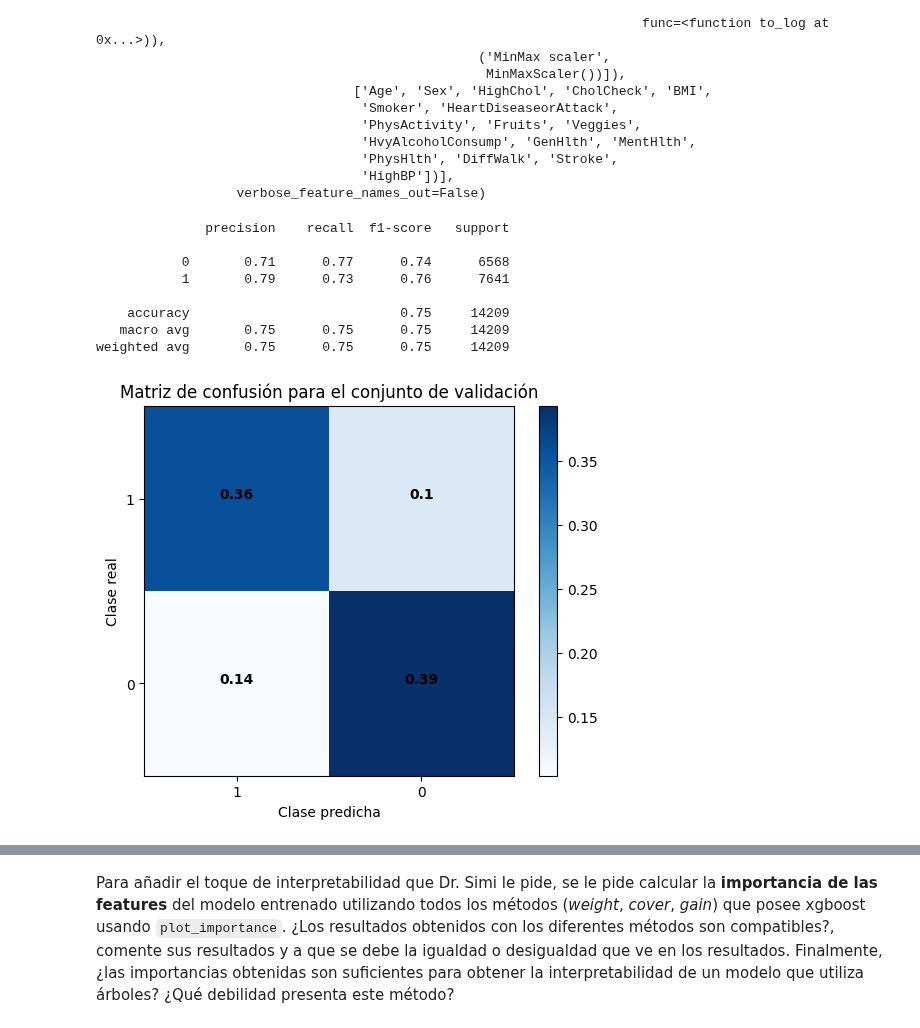
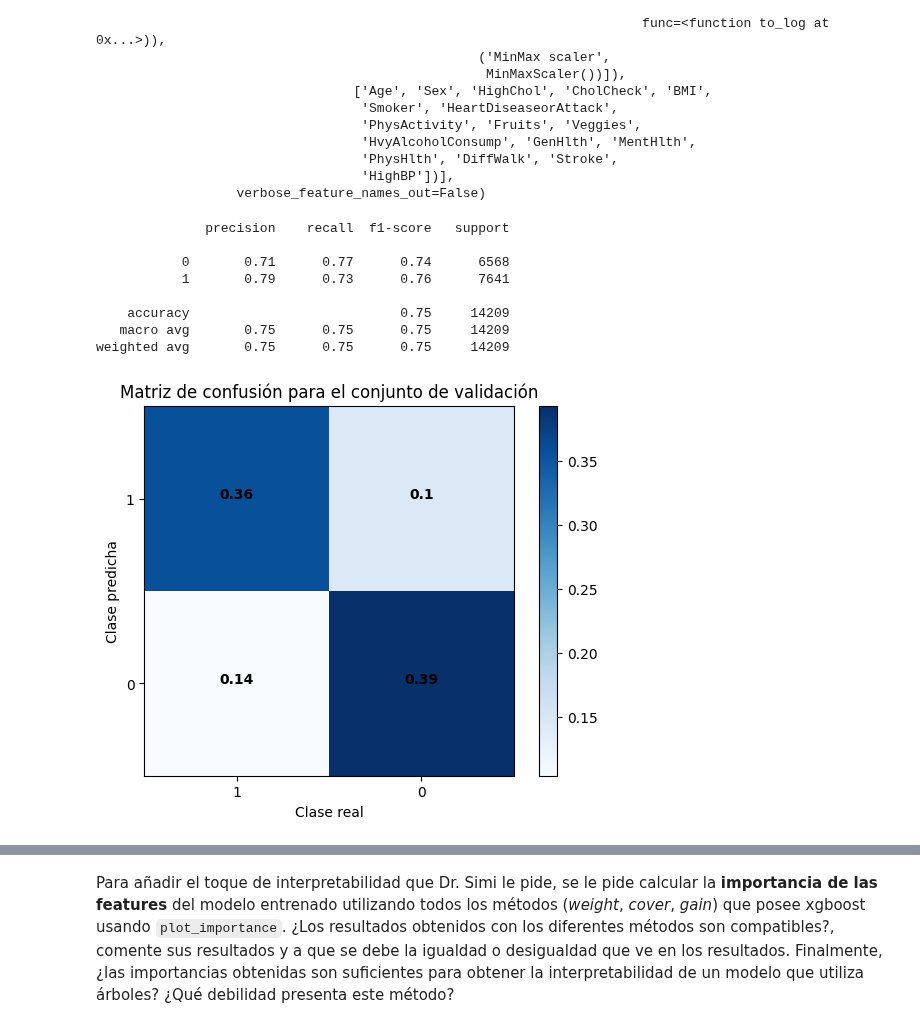
Before and after one commit to SimonSanfeliu/MDS7202-BS, a Jupyter notebook: L10/Lab10_Becerra_Sanfeliú.ipynb, the cells around one changed output, grey strips where cells are left out. Saved outputs shown, nothing was run; the diff lists cells and outputs as text; code cells hidden in the pictures.

```diff
--- a/L10/Lab10_Becerra_Sanfeliú.ipynb
+++ b/L10/Lab10_Becerra_Sanfeliú.ipynb
@@ -185,36 +185,36 @@ import xgboost as xgb
 pipe_train = Pipeline([
     ("Scaling", ctrans),
     ("Classifier", xgb.XGBClassifier(objective='binary:logistic'))
 ])
 
 # Entrenando
 model = pipe_train.fit(X_train, y_train)
 
 # Prediciendo en validación
 y_pred_val = model.predict(X_val)
 
 # Reporte de clasificación y matriz de confusión
 print(classification_report(y_pred_val, y_val))
 conf_mat = confusion_matrix(y_val, y_pred_val, normalize='all')
 plt.imshow(conf_mat, cmap=plt.cm.Blues)
 plt.xticks([1,0], [0,1])
 plt.yticks([1,0], [0,1])
 plt.title("Matriz de confusión para el conjunto de validación")
-plt.xlabel("Clase predicha")
-plt.ylabel("Clase real")
+plt.xlabel("Clase real")
+plt.ylabel("Clase predicha")
 plt.colorbar()
 for i,j in itertools.product(range(conf_mat.shape[0]), range(conf_mat.shape[1])):
     plt.text(i,j,round(conf_mat[i,j], 2), horizontalalignment="center", color="black", weight="bold")
 # %% [output]
               precision    recall  f1-score   support
 
            0       0.71      0.77      0.74      6568
            1       0.79      0.73      0.76      7641
 
     accuracy                           0.75     14209
    macro avg       0.75      0.75      0.75     14209
 weighted avg       0.75      0.75      0.75     14209
-[figure, old version]
+[figure, new version]
 # %%
 # Prediciendo en prueba
 y_pred_test = model.predict(X_test)
```
Also changed, not shown: parts of 2 cells of this notebook.
